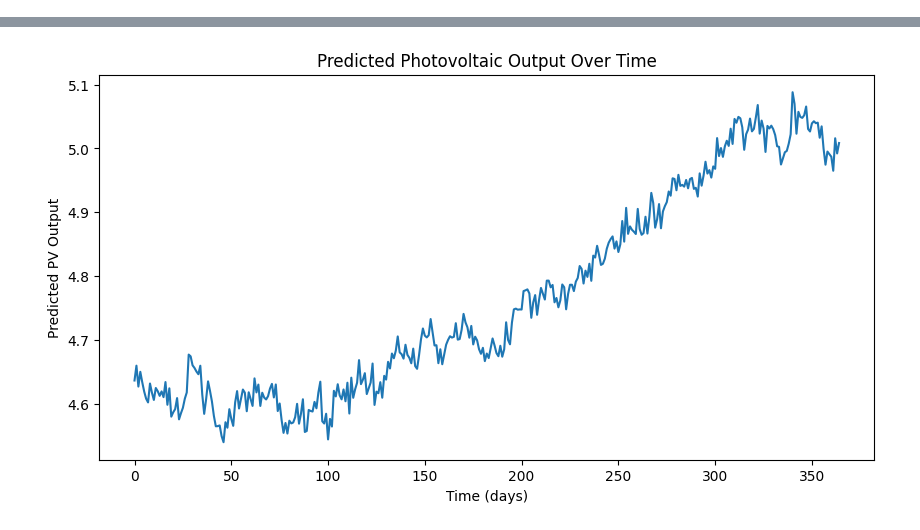
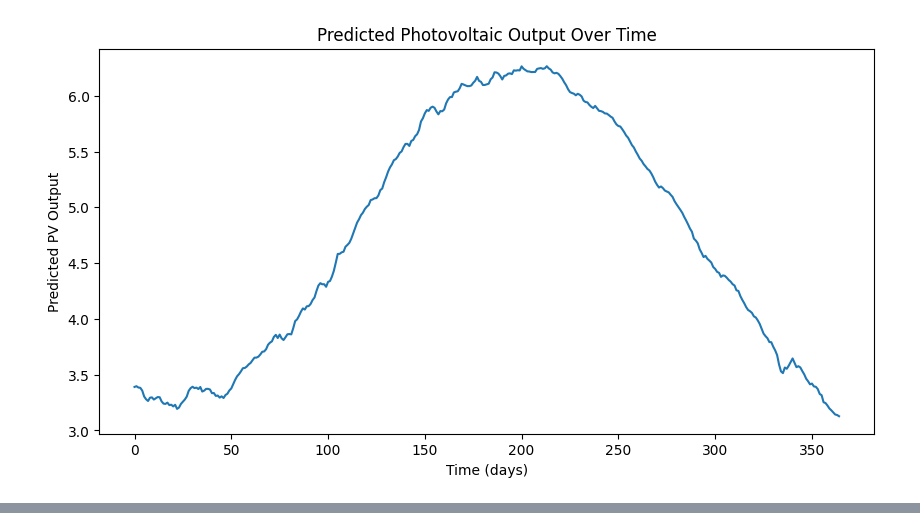
Before and after one commit to Niki827/watt_squad, a Jupyter notebook: eu_sidehustle/testing_eu_RNN.ipynb, the cells around one changed output, grey strips where cells are left out. Drawn from its saved outputs; the diff is of its cells as text; code cells hidden in the pictures.

```diff
--- a/eu_sidehustle/testing_eu_RNN.ipynb
+++ b/eu_sidehustle/testing_eu_RNN.ipynb
@@ -1,4 +1,5 @@
 # %%
+#import eu_model
 import aggregating_preprocessing.preprocessing_predictions as preprocessing
 import seaborn as sns
 import matplotlib.pyplot as plt
@@ -8,7 +9,7 @@ from tensorflow.keras.models import load_model
 # Preprocess all the data for the location requested
 # Fetch the data from the EU API. Default lat and lon are for Le Wagon Berlin - we can make them dynamic
 
-def preprocessing_data(lat=52.506971, lon=13.391474):
+def preprocessing_data(lat, lon):
     result = preprocessing.fetch_data(lat=lat, lon=lon)
     df = preprocessing.convert_data(result)
     aggregated_df = preprocessing.aggregate_data(df)
@@ -36,34 +37,36 @@ def load_our_model():
 
 # Generate predictions for PV production
 def predict(lewagon_X_reshaped, model):
 
     y_lewagon_pred = model.predict(lewagon_X_reshaped, verbose = 0)
     return y_lewagon_pred
 
 # Visualize the predictions
 def visualize(y_lewagon_pred):
     # Flatten the predictions to 1D (if necessary)
     y_lewagon_pred_flat = y_lewagon_pred.flatten()
 
     # Create an index for the x-axis
     x = range(len(y_lewagon_pred_flat))
 
     # Plot the predictions
     plt.figure(figsize=(10, 5))
     sns.lineplot(x=x, y=y_lewagon_pred_flat)
     plt.xlabel("Time (days)")
     plt.ylabel("Predicted PV Output")
     plt.title("Predicted Photovoltaic Output Over Time")
     plt.show()
 
 # Run the whole process
-def predict_on_website(lat=52.506971, lon=13.391474):
+def predict_on_website(lat, lon):
     lewagon_X_reshaped, lewagon_y_reshaped = preprocessing_data(lat=lat, lon=lon)
     model = load_our_model()
     y_lewagon_pred = predict(lewagon_X_reshaped, model)
+    sum_y_lewagon_pred = y_lewagon_pred.sum()
     line_graph = visualize(y_lewagon_pred)
-    return line_graph
+    return sum_y_lewagon_pred
 
-our_line_graph = predict_on_website()
-our_line_graph
+our_line_graph = predict_on_website(33.4489, 70.6693)
+print(our_line_graph)
 # %% [output]
+[figure, new version]
@@ -71 +73,0 @@ WARNING:tensorflow:5 out of the last 5 calls to <function Model.make_predict_fun
-[figure, old version]
```
Also changed, not shown: parts of 3 cells of this notebook, 13 other files.
